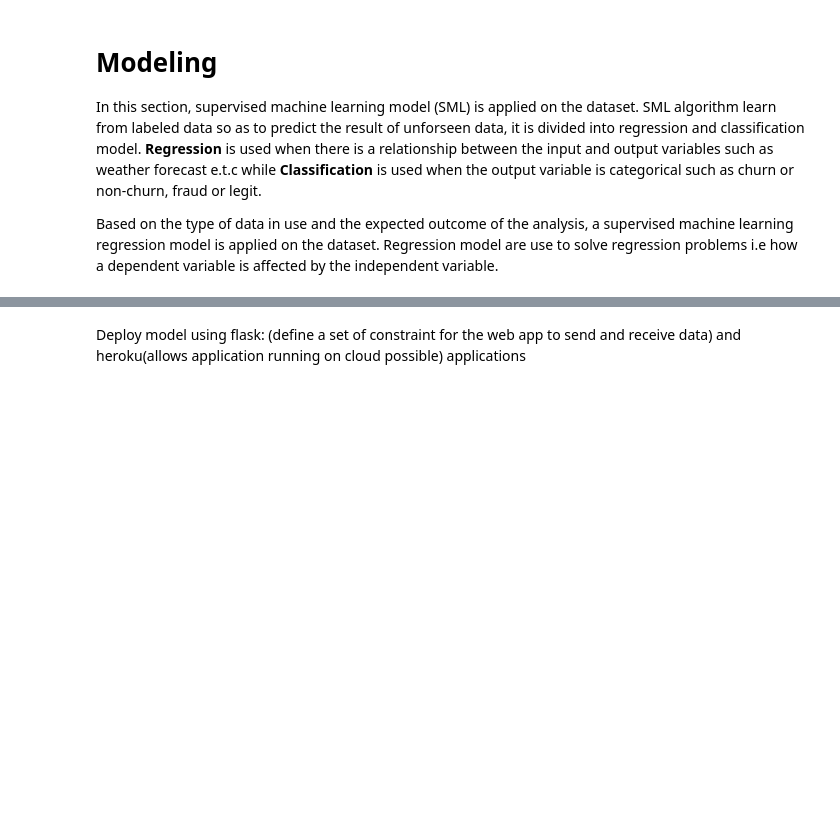
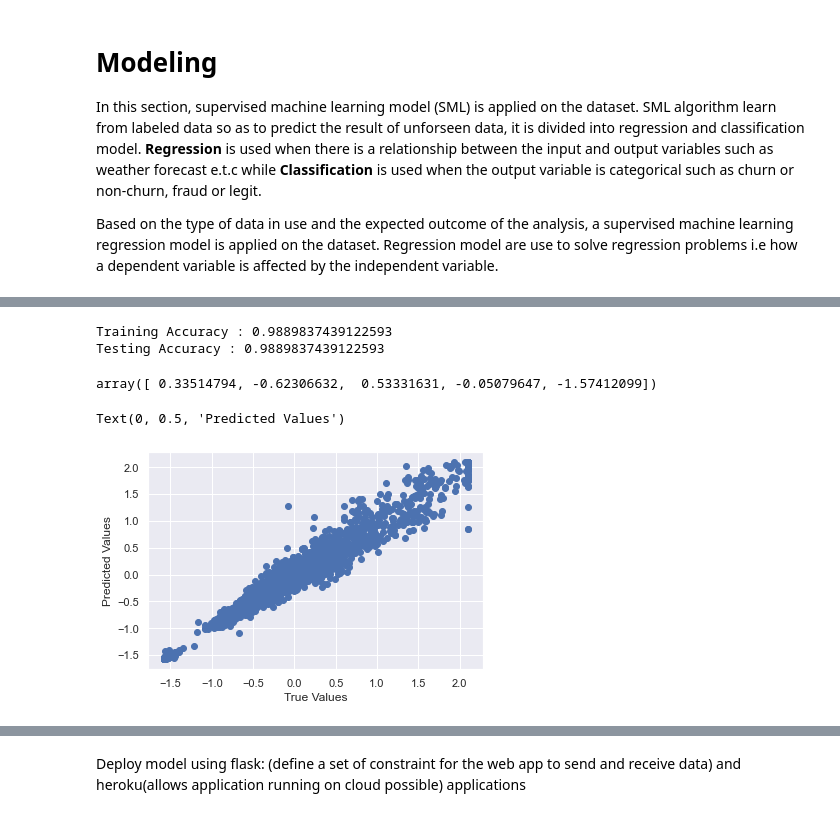
Before and after one commit to toludoyin/car-price-prediction, a Jupyter notebook: car_price_analysis_model.ipynb, the cells around one changed output, grey strips where cells are left out. Cells and saved outputs as stored; diff of their text form; code cells hidden in the pictures; blank space fills up the shorter version.

Commit message:
update model

```diff
--- a/car_price_analysis_model.ipynb
+++ b/car_price_analysis_model.ipynb
@@ -368,0 +383,12 @@ cleaned_car_data.head()
+# %%
+# split data
+independent = cleaned_car_data.drop('msrp', axis=1)
+dependent = cleaned_car_data['msrp'].values
+# %%
+# normalise data
+from sklearn.preprocessing import StandardScaler
+scale_dependent = StandardScaler()
+scale_independent = StandardScaler()
+
+independent = scale_independent.fit_transform(independent)
+dependent = scale_dependent.fit_transform(dependent.reshape(-1, 1)) # reshape cause of its single array structure
@@ -437,0 +472,25 @@ for name, model in models.items():
+# %%
+from sklearn.ensemble import RandomForestRegressor
+
+rf_model = RandomForestRegressor()
+rf_model.fit(independent_train,  dependent_train)
+
+# calculating the accuracies
+print("Training Accuracy :",rf_model.score(independent_train,  dependent_train))
+print("Testing Accuracy :",rf_model.score(independent_train,  dependent_train))
+# %% [output]
+Training Accuracy : 0.9889837439122593
+Testing Accuracy : 0.9889837439122593
+# %%
+dependent_pred = rf_model.predict(independent_test)
+dependent_pred[:5]
+# %% [output]
+array([ 0.33514794, -0.62306632,  0.53331631, -0.05079647, -1.57412099])
+# %%
+plt.scatter(dependent_test,dependent_pred)
+plt.xlabel("True Values")
+
+plt.ylabel("Predicted Values")
+# %% [output]
+Text(0, 0.5, 'Predicted Values')
+[figure, added]
```
Also changed, not shown: parts of 25 cells of this notebook.
